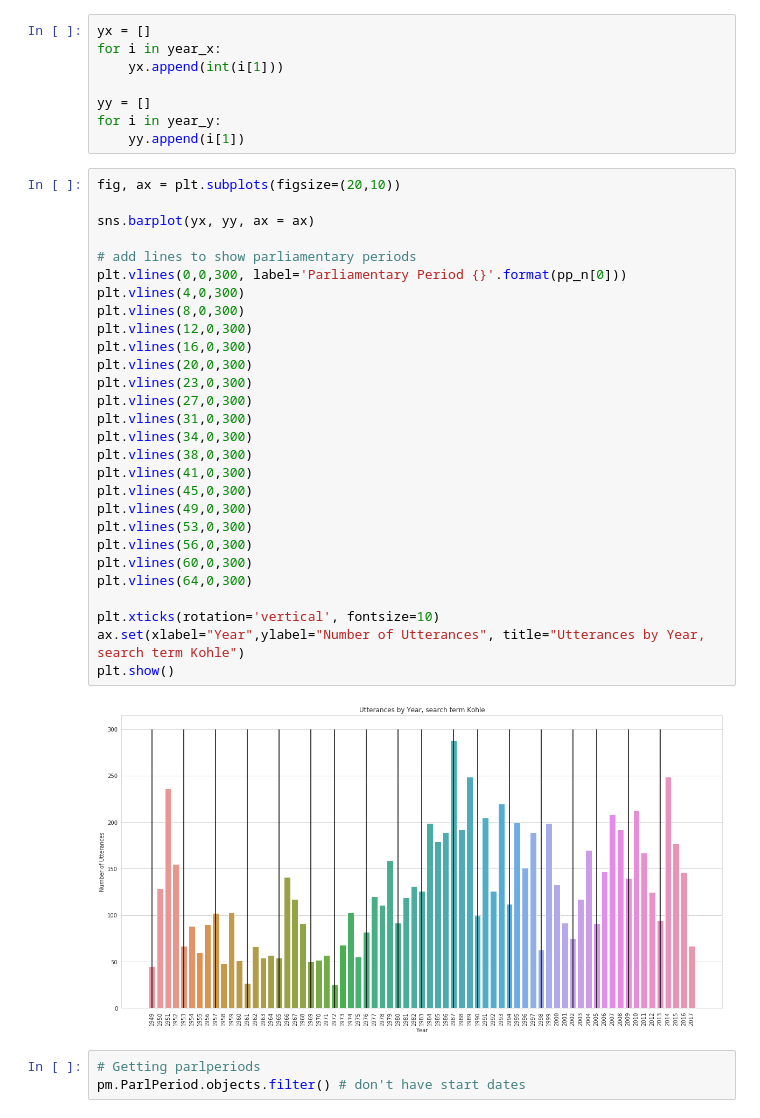
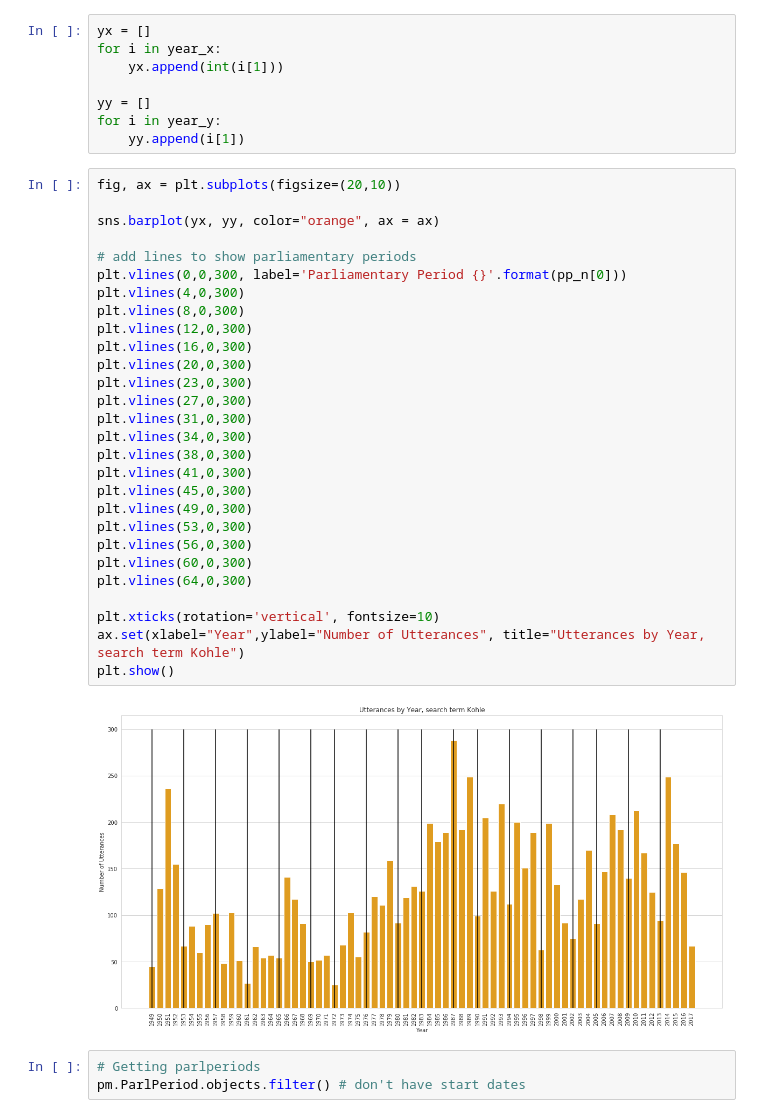
Before and after one commit to mcc-apsis/coal-discourse, a Jupyter notebook: dynamic_models.ipynb, the cells around one changed output. Drawn from its saved outputs; the diff is of its cells as text.

```diff
--- a/dynamic_models.ipynb
+++ b/dynamic_models.ipynb
@@ -160,33 +168,33 @@ for i in year_y:
 # %%
 fig, ax = plt.subplots(figsize=(20,10))
 
-sns.barplot(yx, yy, ax = ax)
+sns.barplot(yx, yy, color="orange", ax = ax)
 
 # add lines to show parliamentary periods
 plt.vlines(0,0,300, label='Parliamentary Period {}'.format(pp_n[0]))
 plt.vlines(4,0,300)
 plt.vlines(8,0,300)
 plt.vlines(12,0,300)
 plt.vlines(16,0,300)
 plt.vlines(20,0,300)
 plt.vlines(23,0,300)
 plt.vlines(27,0,300)
 plt.vlines(31,0,300)
 plt.vlines(34,0,300)
 plt.vlines(38,0,300)
 plt.vlines(41,0,300)
 plt.vlines(45,0,300)
 plt.vlines(49,0,300)
 plt.vlines(53,0,300)
 plt.vlines(56,0,300)
 plt.vlines(60,0,300)
 plt.vlines(64,0,300)
 
 plt.xticks(rotation='vertical', fontsize=10)
 ax.set(xlabel="Year",ylabel="Number of Utterances", title="Utterances by Year, search term Kohle")
 plt.show()
 # %% [output]
-[figure, old version]
+[figure, new version]
 # %%
 # Getting parlperiods
 pm.ParlPeriod.objects.filter() # don't have start dates
```
Also changed, not shown: parts of 6 cells of this notebook, 6 other files.
